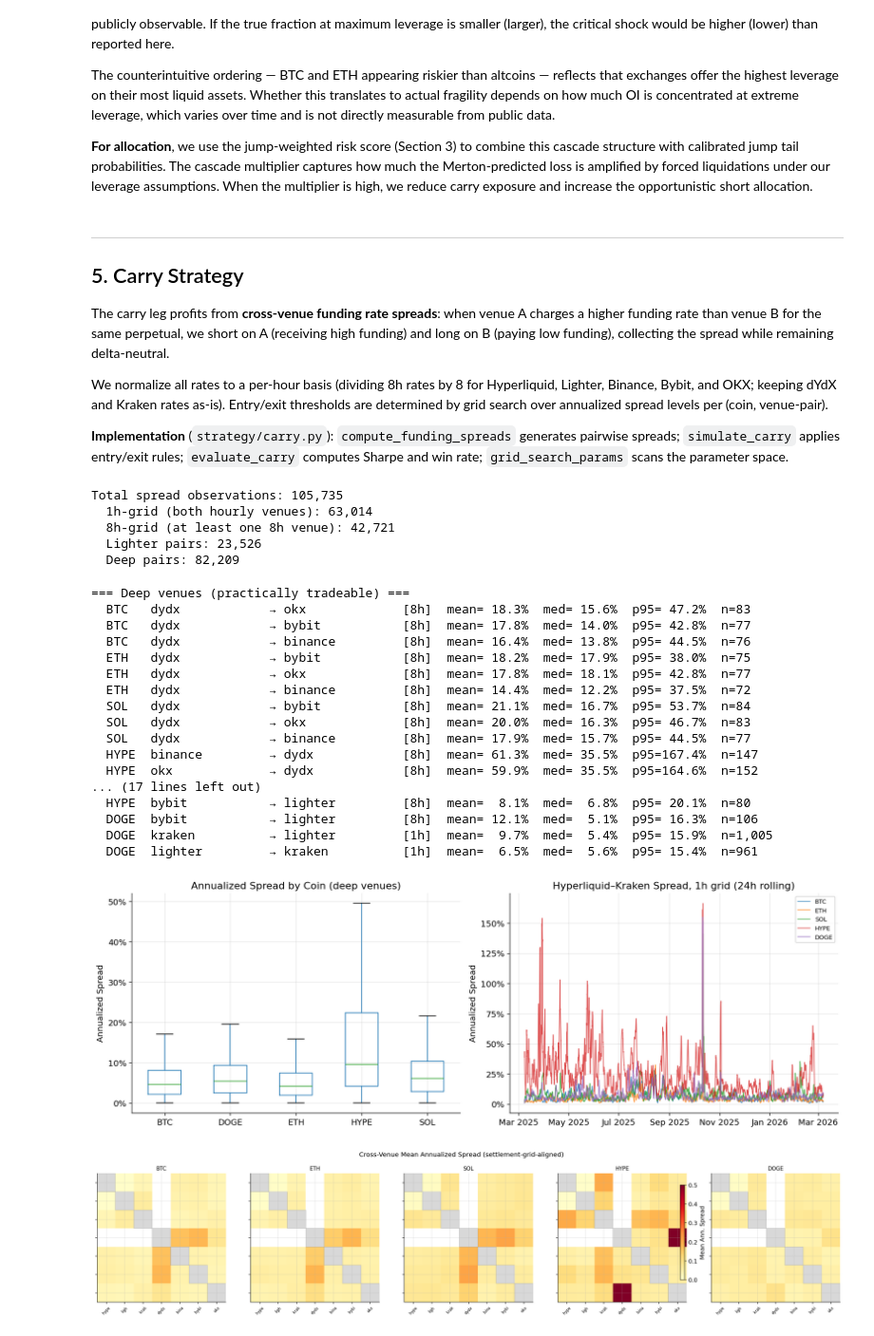
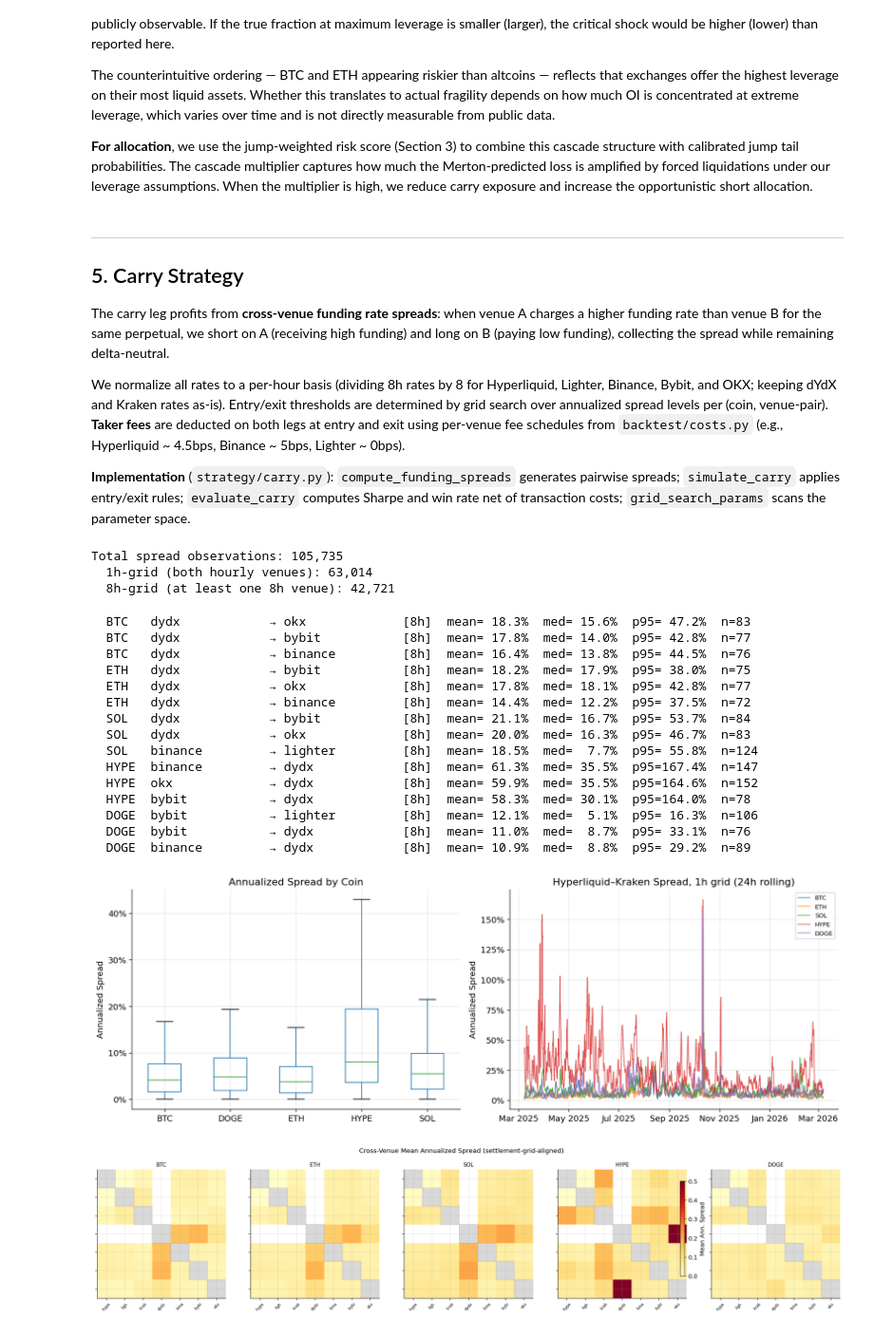
Before and after one commit to 0xknxwledge/group-m-finm33150-final, a Jupyter notebook: notebooks/final.ipynb, the cells around one changed output. Shown at 95% size. Cells and saved outputs as stored; diff of their text form; code cells hidden in the pictures.

Commit message:
final stretch, just need backtester and conclusion

```diff
--- a/notebooks/final.ipynb
+++ b/notebooks/final.ipynb
@@ -873,9 +873,9 @@ allocation.
 
 The carry leg profits from **cross-venue funding rate spreads**: when venue A charges a higher funding rate than venue B for the same perpetual, we short on A (receiving high funding) and long on B (paying low funding), collecting the spread while remaining delta-neutral.
 
-We normalize all rates to a per-hour basis (dividing 8h rates by 8 for Hyperliquid, Lighter, Binance, Bybit, and OKX; keeping dYdX and Kraken rates as-is). Entry/exit thresholds are determined by grid search over annualized spread levels per (coin, venue-pair).
+We normalize all rates to a per-hour basis (dividing 8h rates by 8 for Hyperliquid, Lighter, Binance, Bybit, and OKX; keeping dYdX and Kraken rates as-is). Entry/exit thresholds are determined by grid search over annualized spread levels per (coin, venue-pair). **Taker fees** are deducted on both legs at entry and exit using per-venue fee schedules from `backtest/costs.py` (e.g., Hyperliquid ~ 4.5bps, Binance ~ 5bps, Lighter ~ 0bps).
 
-**Implementation** (`strategy/carry.py`): `compute_funding_spreads` generates pairwise spreads; `simulate_carry` applies entry/exit rules; `evaluate_carry` computes Sharpe and win rate; `grid_search_params` scans the parameter space.
+**Implementation** (`strategy/carry.py`): `compute_funding_spreads` generates pairwise spreads; `simulate_carry` applies entry/exit rules; `evaluate_carry` computes Sharpe and win rate net of transaction costs; `grid_search_params` scans the parameter space.
 # %%
 # Normalize funding rates to per-hour cost basis
 # 8h-rate venues: divide by 8 to get hourly payment
@@ -951,42 +951,29 @@ for coin in coins:
             merged["long_venue"] = np.where(merged["r1"] <= merged["r2"], v1, v2)
             merged["short_venue"] = np.where(merged["r1"] <= merged["r2"], v2, v1)
             merged["grid"] = grid
-            # Liquidity tier
-            has_lighter = (v1 == "lighter") or (v2 == "lighter")
-            merged["tier"] = "lighter (thin)" if has_lighter else "deep"
-            spread_rows.append(merged[["timestamp", "coin", "long_venue", "short_venue", "spread", "spread_ann", "grid", "tier"]])
+            spread_rows.append(merged[["timestamp", "coin", "long_venue", "short_venue", "spread", "spread_ann", "grid"]])
 
 spreads = pd.concat(spread_rows, ignore_index=True)
 print(f"Total spread observations: {len(spreads):,}")
 print(f"  1h-grid (both hourly venues): {(spreads['grid'] == '1h').sum():,}")
 print(f"  8h-grid (at least one 8h venue): {(spreads['grid'] == '8h').sum():,}")
-print(f"  Lighter pairs: {(spreads['tier'] == 'lighter (thin)').sum():,}")
-print(f"  Deep pairs: {(spreads['tier'] == 'deep').sum():,}")
 # %% [output]
 Total spread observations: 105,735
   1h-grid (both hourly venues): 63,014
   8h-grid (at least one 8h venue): 42,721
-  Lighter pairs: 23,526
-  Deep pairs: 82,209
 # %%
-# Top venue pairs by mean annualized spread, split by liquidity tier
-for tier_label, tier_filter in [("Deep venues (practically tradeable)", "deep"), ("Lighter pairs (real but capacity-constrained)", "lighter (thin)")]:
-    subset = spreads[spreads["tier"] == tier_filter]
-    if subset.empty:
-        continue
-    print(f"\n=== {tier_label} ===")
-    summary = (
-        subset.groupby(["coin", "long_venue", "short_venue", "grid"])
-        .agg(mean_ann=("spread_ann", "mean"), med_ann=("spread_ann", "median"),
-             p95_ann=("spread_ann", lambda x: x.quantile(0.95)), obs=("spread_ann", "count"))
-        .sort_values("mean_ann", ascending=False)
-    )
-    for coin in coins:
-        top = summary.loc[summary.index.get_level_values("coin") == coin].head(3)
-        for (c, lv, sv, g), row in top.iterrows():
-            print(f"  {c:5s} {lv:15s} → {sv:15s} [{g}]  mean={row['mean_ann']:6.1%}  med={row['med_ann']:6.1%}  p95={row['p95_ann']:6.1%}  n={int(row['obs']):,}")
+# Top venue pairs by mean annualized spread
+summary = (
+    spreads.groupby(["coin", "long_venue", "short_venue", "grid"])
+    .agg(mean_ann=("spread_ann", "mean"), med_ann=("spread_ann", "median"),
+         p95_ann=("spread_ann", lambda x: x.quantile(0.95)), obs=("spread_ann", "count"))
+    .sort_values("mean_ann", ascending=False)
+)
+for coin in coins:
+    top = summary.loc[summary.index.get_level_values("coin") == coin].head(3)
+    for (c, lv, sv, g), row in top.iterrows():
+        print(f"  {c:5s} {lv:15s} → {sv:15s} [{g}]  mean={row['mean_ann']:6.1%}  med={row['med_ann']:6.1%}  p95={row['p95_ann']:6.1%}  n={int(row['obs']):,}")
 # %% [output]
-=== Deep venues (practically tradeable) ===
   BTC   dydx            → okx             [8h]  mean= 18.3%  med= 15.6%  p95= 47.2%  n=83
   BTC   dydx            → bybit           [8h]  mean= 17.8%  med= 14.0%  p95= 42.8%  n=77
   BTC   dydx            → binance         [8h]  mean= 16.4%  med= 13.8%  p95= 44.5%  n=76
@@ -995,50 +982,47 @@ for tier_label, tier_filter in [("Deep venues (practically tradeable)", "deep"),
   ETH   dydx            → binance         [8h]  mean= 14.4%  med= 12.2%  p95= 37.5%  n=72
   SOL   dydx            → bybit           [8h]  mean= 21.1%  med= 16.7%  p95= 53.7%  n=84
   SOL   dydx            → okx             [8h]  mean= 20.0%  med= 16.3%  p95= 46.7%  n=83
-  SOL   dydx            → binance         [8h]  mean= 17.9%  med= 15.7%  p95= 44.5%  n=77
+  SOL   binance         → lighter         [8h]  mean= 18.5%  med=  7.7%  p95= 55.8%  n=124
   HYPE  binance         → dydx            [8h]  mean= 61.3%  med= 35.5%  p95=167.4%  n=147
   HYPE  okx             → dydx            [8h]  mean= 59.9%  med= 35.5%  p95=164.6%  n=152
-... (17 lines left out)
-  HYPE  bybit           → lighter         [8h]  mean=  8.1%  med=  6.8%  p95= 20.1%  n=80
+  HYPE  bybit           → dydx            [8h]  mean= 58.3%  med= 30.1%  p95=164.0%  n=78
   DOGE  bybit           → lighter         [8h]  mean= 12.1%  med=  5.1%  p95= 16.3%  n=106
-  DOGE  kraken          → lighter         [1h]  mean=  9.7%  med=  5.4%  p95= 15.9%  n=1,005
-  DOGE  lighter         → kraken          [1h]  mean=  6.5%  med=  5.6%  p95= 15.4%  n=961
+  DOGE  bybit           → dydx            [8h]  mean= 11.0%  med=  8.7%  p95= 33.1%  n=76
+  DOGE  binance         → dydx            [8h]  mean= 10.9%  med=  8.8%  p95= 29.2%  n=89
 # %%
-# Spread distributions and time series — deep venues only
-deep = spreads[spreads["tier"] == "deep"]
-
+# Spread distributions and time series
 fig, axes = plt.subplots(1, 2, figsize=(14, 5))
 
-# Left: spread distribution by coin (deep pairs only)
-deep.boxplot(column="spread_ann", by="coin", ax=axes[0], showfliers=False)
-axes[0].set_title("Annualized Spread by Coin (deep venues)")
+# Left: spread distribution by coin
+spreads.boxplot(column="spread_ann", by="coin", ax=axes[0], showfliers=False)
+axes[0].set_title("Annualized Spread by Coin")
 axes[0].set_ylabel("Annualized Spread")
 axes[0].set_xlabel("")
 axes[0].yaxis.set_major_formatter(plt.FuncFormatter(lambda x, _: f"{x:.0%}"))
 plt.sca(axes[0])
 plt.xticks(rotation=0)
 
-# Right: rolling spread time series for the deepest hourly pair (Hyperliquid vs Kraken, 1h grid)
+# Right: rolling spread time series for the Hyperliquid–Kraken pair (1h grid)
 for coin in coins:
-    pair = deep[(deep["coin"] == coin) & (deep["grid"] == "1h")
-                & (((deep["long_venue"] == "hyperliquid") & (deep["short_venue"] == "kraken"))
-                   | ((deep["long_venue"] == "kraken") & (deep["short_venue"] == "hyperliquid")))]
+    pair = spreads[(spreads["coin"] == coin) & (spreads["grid"] == "1h")
+                & (((spreads["long_venue"] == "hyperliquid") & (spreads["short_venue"] == "kraken"))
+                   | ((spreads["long_venue"] == "kraken") & (spreads["short_venue"] == "hyperliquid")))]
     if pair.empty:
         continue
     pair = pair.sort_values("timestamp").set_index("timestamp")
     rolling = pair["spread_ann"].rolling("24h").mean()
     axes[1].plot(rolling.index, rolling.values, label=coin, alpha=0.8, linewidth=1)
 
 axes[1].set_title("Hyperliquid–Kraken Spread, 1h grid (24h rolling)")
 axes[1].set_ylabel("Annualized Spread")
 axes[1].yaxis.set_major_formatter(plt.FuncFormatter(lambda x, _: f"{x:.0%}"))
 axes[1].legend(fontsize=8)
 axes[1].xaxis.set_major_formatter(mdates.DateFormatter("%b %Y"))
 fig.suptitle("")
 plt.tight_layout()
 plt.show()
 # %% [output]
-[figure, old version]
+[figure, new version]
 # %%
 # Mean annualized spread heatmap: venue × venue per coin (all venues, settlement-grid-aligned)
 fig, axes = plt.subplots(1, 5, figsize=(20, 4), sharey=True)
```
Also changed, not shown: parts of 8 cells of this notebook, 5 other files.
